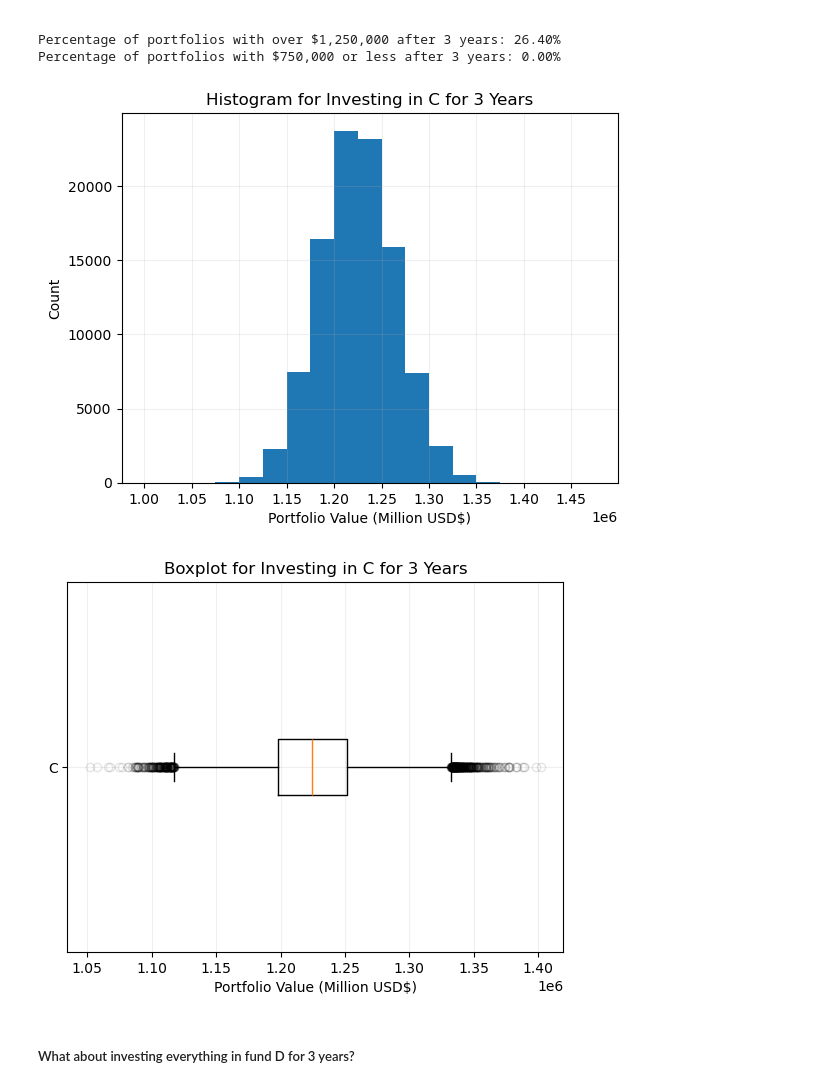
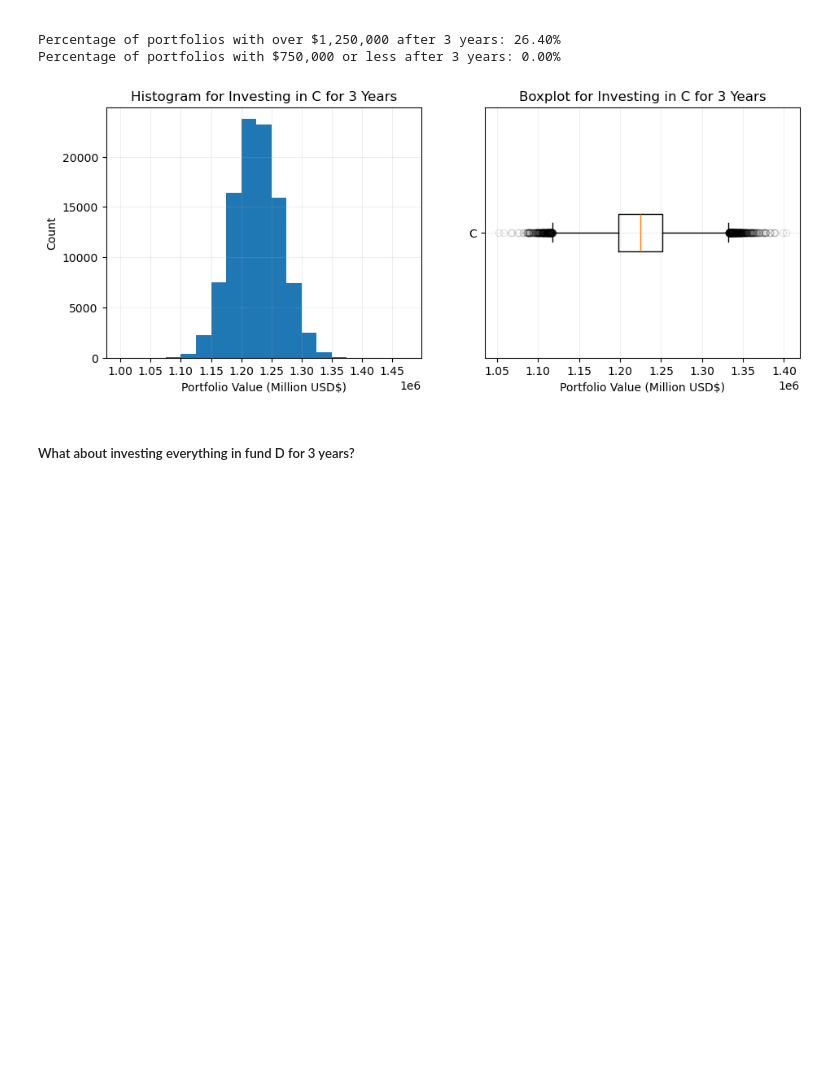
Before and after one commit to myin27/OR442-Term-Project, a Jupyter notebook: project.ipynb, the cells around one changed output. Drawn from its saved outputs; the diff is of its cells as text; code cells hidden in the pictures; blank space fills up the shorter version.

```diff
--- a/project.ipynb
+++ b/project.ipynb
@@ -270,25 +268,24 @@ Percentage of portfolios with $750,000 or less after 3 years: 0.00%
 # %%
 # plots for fund C
 
-plt.figure(5)
-histogram = plt.hist(fund_C_values, bins=range(1000000, 1500000, 25000)) # each bin will be 25k
-plt.xticks(ticks=range(1000000,1500000,50000))
-plt.grid(alpha=0.2)
-plt.title("Histogram for Investing in C for 3 Years")
-plt.xlabel("Portfolio Value (Million USD$)")
-plt.ylabel("Count")
+fig, (ax1, ax2) = plt.subplots(1, 2, figsize=(11, 4))
 
-plt.figure(6)
-box_plot = plt.boxplot(fund_C_values, vert=False, flierprops={"alpha": 0.1})
-plt.grid(alpha=0.2)
-plt.title("Boxplot for Investing in C for 3 Years")
-plt.xlabel("Portfolio Value (Million USD$)")
-plt.yticks([1], ["C"])
+histogram = ax1.hist(fund_C_values, bins=range(1000000, 1500000, 25000)) # each bin will be 25k
+ax1.set_xticks(ticks=range(1000000,1500000,50000))
+ax1.grid(alpha=0.2)
+ax1.set_title("Histogram for Investing in C for 3 Years")
+ax1.set_xlabel("Portfolio Value (Million USD$)")
+ax1.set_ylabel("Count")
+
+box_plot = ax2.boxplot(fund_C_values, vert=False, flierprops={"alpha": 0.1})
+ax2.grid(alpha=0.2)
+ax2.set_title("Boxplot for Investing in C for 3 Years")
+ax2.set_xlabel("Portfolio Value (Million USD$)")
+ax2.set_yticklabels(["C"])
 
 plt.show()
 # %% [output]
-[figure, old version]
+[figure, new version]
-[figure, removed]
 # %% [markdown]
 ##### What about investing everything in fund D for 3 years?
 # %%
```
Also changed, not shown: parts of 12 cells of this notebook.
